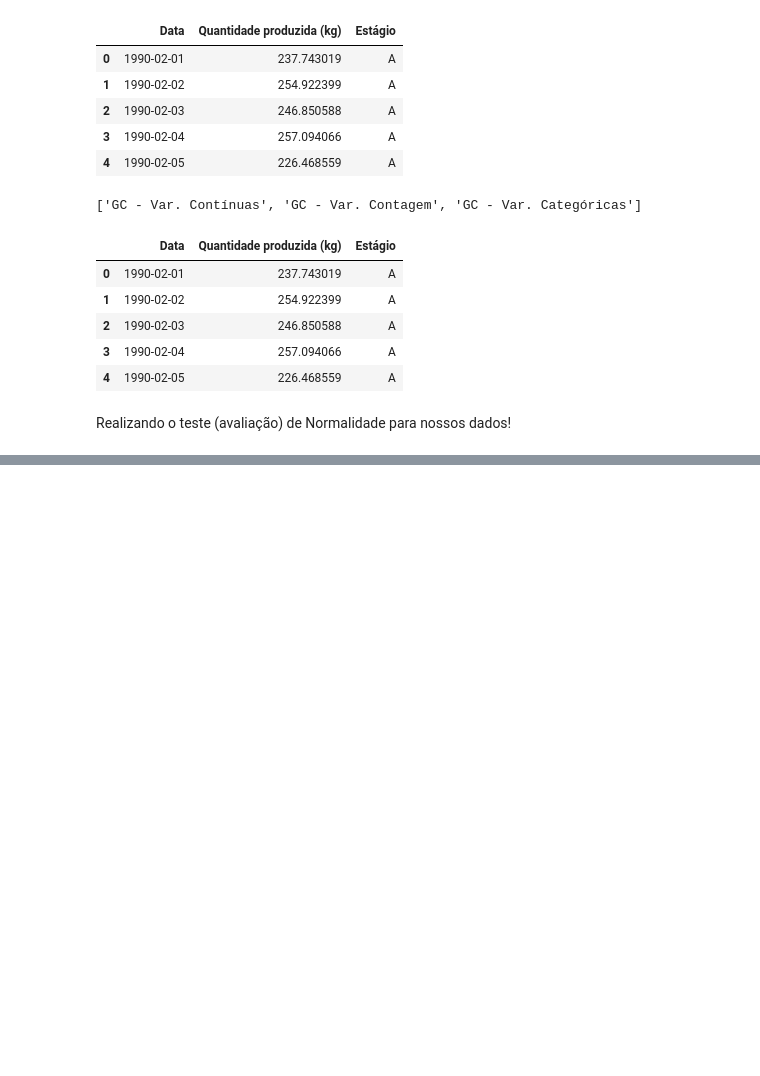
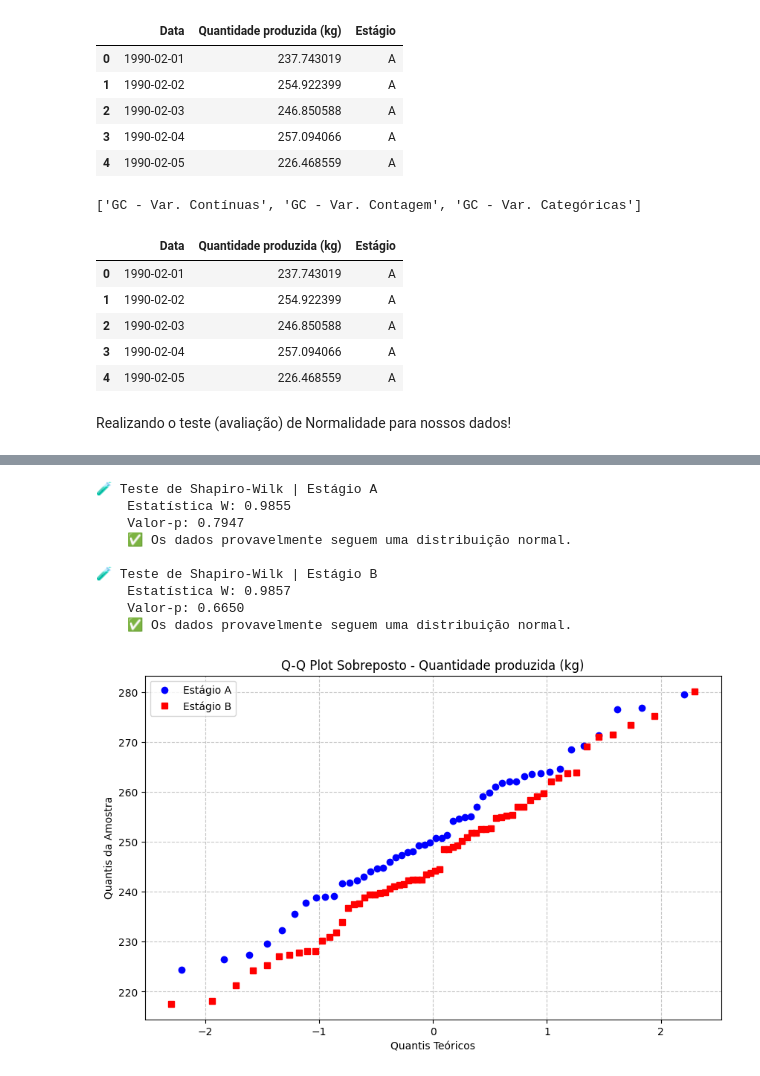
Before and after one commit to moises-rb/Analise_Dados, a Jupyter notebook: Green_Belt/2-Measure/DistribuicaoEstatistica/Gráfico_de_Individuais.ipynb, the cells around one changed output, grey strips where cells are left out. Saved outputs shown, nothing was run; the diff lists cells and outputs as text; code cells hidden in the pictures; blank space fills up the shorter version.

```diff
--- a/Green_Belt/2-Measure/DistribuicaoEstatistica/Gráfico_de_Individuais.ipynb
+++ b/Green_Belt/2-Measure/DistribuicaoEstatistica/Gráfico_de_Individuais.ipynb
@@ -115,0 +63,42 @@ Iniciando análise de normalidade por Estágio...
+# %%
+variavel = 'Quantidade produzida (kg)'
+estagios = ['A', 'B']  # ou use dados_aba1['Estágio'].unique()
+
+plt.figure(figsize=(10, 6))
+
+for estagio, cor, marcador in zip(estagios, ['blue', 'red'], ['o', 's']):
+    # Pega os dados reais para o estágio atual
+    dados = dados_aba1[dados_aba1['Estágio'] == estagio][variavel].dropna()
+
+    # Plota o Q-Q Plot com pontos coloridos por estágio
+    osm, osr = stats.probplot(dados, dist="norm", fit=False)
+    plt.plot(osm, osr, marker=marcador, linestyle='', label=f'Estágio {estagio}', color=cor)
+
+    # Faz o teste de Shapiro-Wilk
+    stat_shapiro, p_shapiro = stats.shapiro(dados)
+    print(f"\n🧪 Teste de Shapiro-Wilk | Estágio {estagio}")
+    print(f"    Estatística W: {stat_shapiro:.4f}")
+    print(f"    Valor-p: {p_shapiro:.4f}")
+
+    if p_shapiro > 0.05:
+        print("    ✅ Os dados provavelmente seguem uma distribuição normal.")
+    else:
+        print("    ❌ Os dados NÃO seguem uma distribuição normal.")
+
+plt.title(f'Q-Q Plot Sobreposto - {variavel}')
+plt.xlabel('Quantis Teóricos')
+plt.ylabel('Quantis da Amostra')
+plt.grid(True, linestyle='--', alpha=0.7)
+plt.legend()
+plt.show()
+# %% [output]
+🧪 Teste de Shapiro-Wilk | Estágio A
+    Estatística W: 0.9855
+    Valor-p: 0.7947
+    ✅ Os dados provavelmente seguem uma distribuição normal.
+
+🧪 Teste de Shapiro-Wilk | Estágio B
+    Estatística W: 0.9857
+    Valor-p: 0.6650
+    ✅ Os dados provavelmente seguem uma distribuição normal.
+[figure, added]
```
Also changed, not shown: parts of 8 cells of this notebook, 2 other files.
